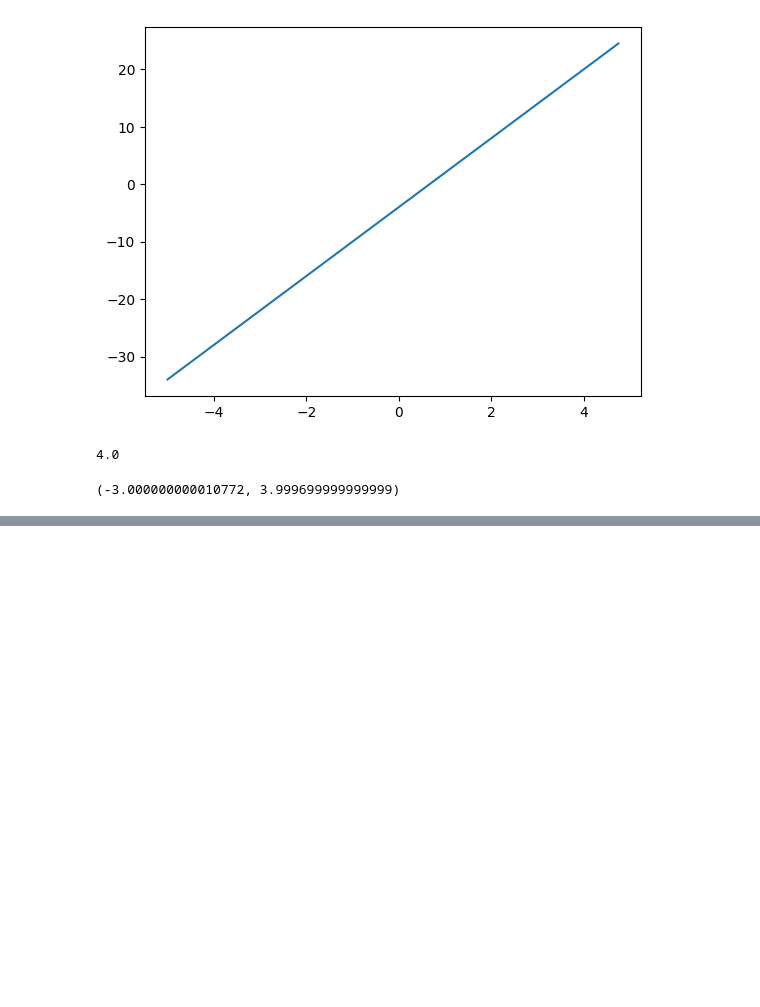
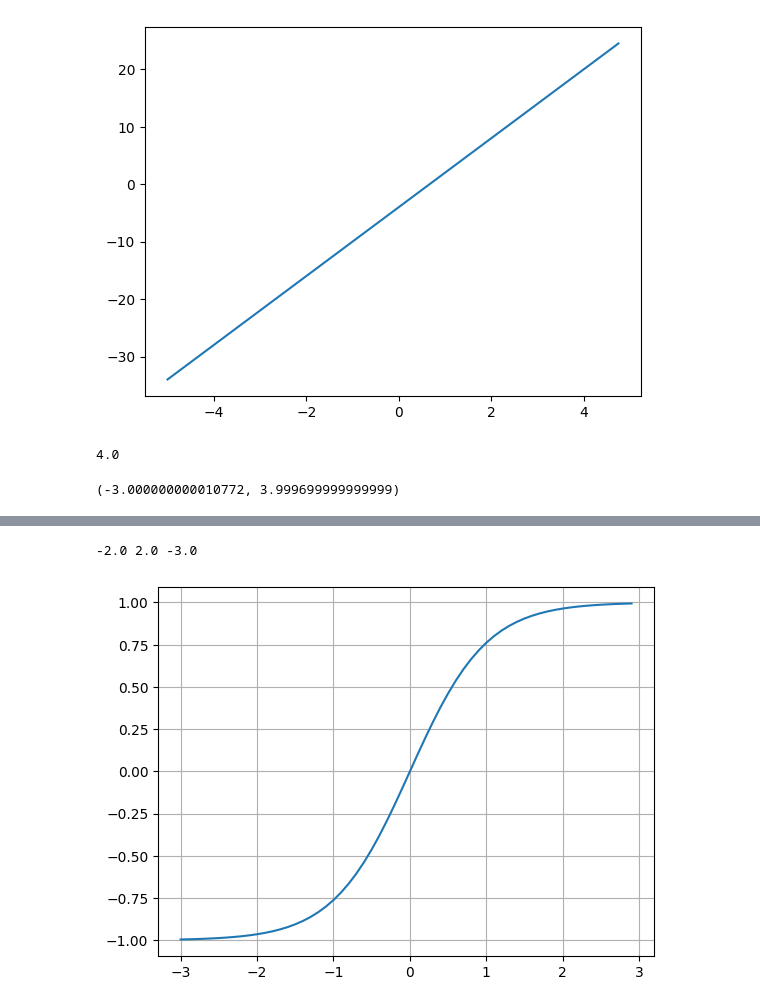
Before and after one commit to pat-sre/fiveamstudy-code, a Jupyter notebook: machine_learning/micrograd.ipynb, the cells around one changed output, grey strips where cells are left out. Saved outputs shown, nothing was run; the diff lists cells and outputs as text; code cells hidden in the pictures; blank space fills up the shorter version.

```diff
--- a/machine_learning/micrograd.ipynb
+++ b/machine_learning/micrograd.ipynb
@@ -115 +122,37 @@ draw_dot(d1)
 [drawing not drawn]
+# %%
+# We will practice derivatives of L with respect to different variables from the graph above
+# L = d * f
+# 1. dL/dL = 1, this would be L.grad
+L.grad = 1.0
+# 2. dL/dd = f
+d.grad = f.data
+# 3. dL/df = d, this would be f.grad
+f.grad = d.data
+
+# We use the chain rule or however its called
+# L = d * f, d = c + e
+# We know dL/dd from 2.
+# dL/de = dL/dd * dd/de
+e.grad = d.grad * 1
+# dL/dc = dL/dd * dd/dc
+c.grad = d.grad * 1
+
+# L = d * f, d = c + e, e = a * b
+# We know dL/dd and dd/de
+# e.grad already has dL/dd in it because it's dL/dd * dd/de
+print(e.grad, a.data, b.data)
+# dL/db = dL/dd * dd/de * de/db
+b.grad = e.grad * a.data
+# dL/da = dL/dd * dd/de * de/da
+a.grad = e.grad * b.data
+# %% [output]
+-2.0 2.0 -3.0
+# %%
+# We will use tanh as the activation function.
+import numpy as np
+x = np.arange(-3, 3, 0.1)
+y = np.tanh(x)
+plt.plot(x, y); plt.grid()
+# %% [output]
+[figure, added]
```
Also changed, not shown: parts of 22 cells of this notebook, 15 other files.
